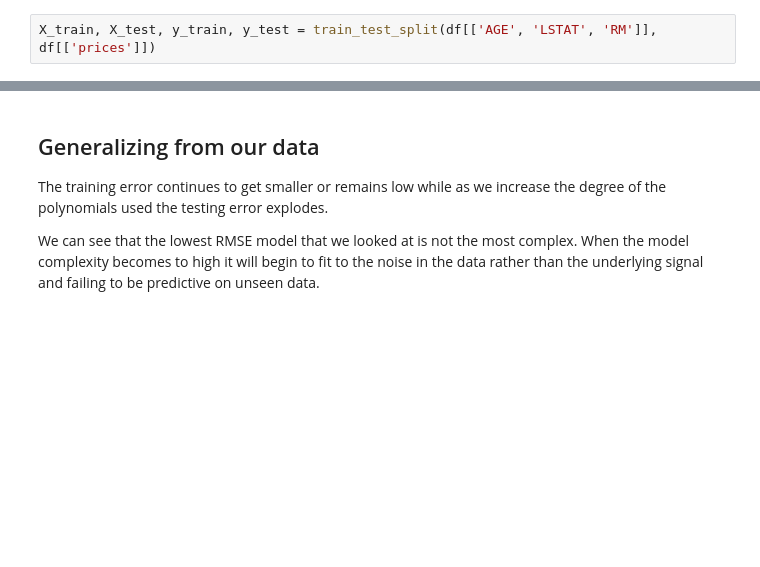
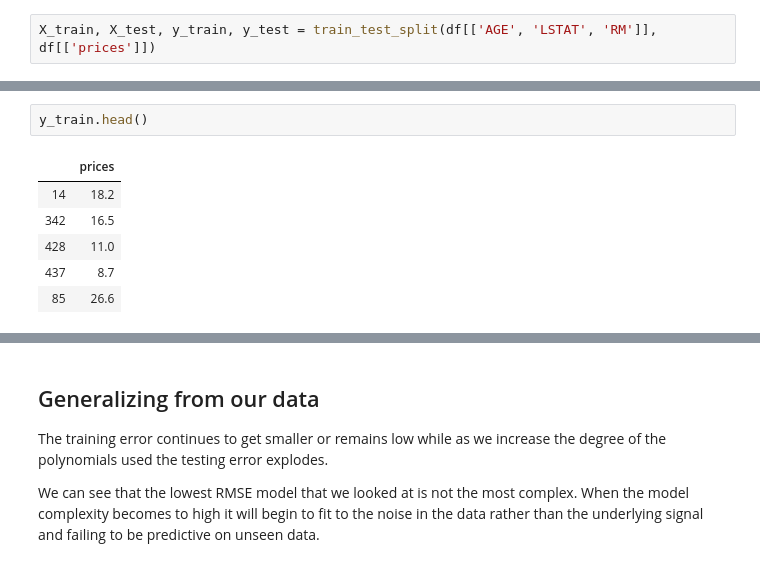
Before and after one commit to sam-thurman/dsc-bias-variance-seattle, a Jupyter notebook: predictive_statistics.ipynb, the cells around one changed output, grey strips where cells are left out. Saved outputs shown, nothing was run; the diff lists cells and outputs as text; blank space fills up the shorter version.

```diff
--- a/predictive_statistics.ipynb
+++ b/predictive_statistics.ipynb
@@ -369,3 +380,12 @@ X_train, X_test, y_train, y_test = train_test_split(df[['AGE', 'LSTAT', 'RM']],
+# %%
+y_train.head()
+# %% [output]
+|  | prices |
+| 14 | 18.2 |
+| 342 | 16.5 |
+| 428 | 11.0 |
+| 437 | 8.7 |
+| 85 | 26.6 |
 # %%
 train_error = []
 test_error = []
```
Also changed, not shown: parts of 14 cells of this notebook.
